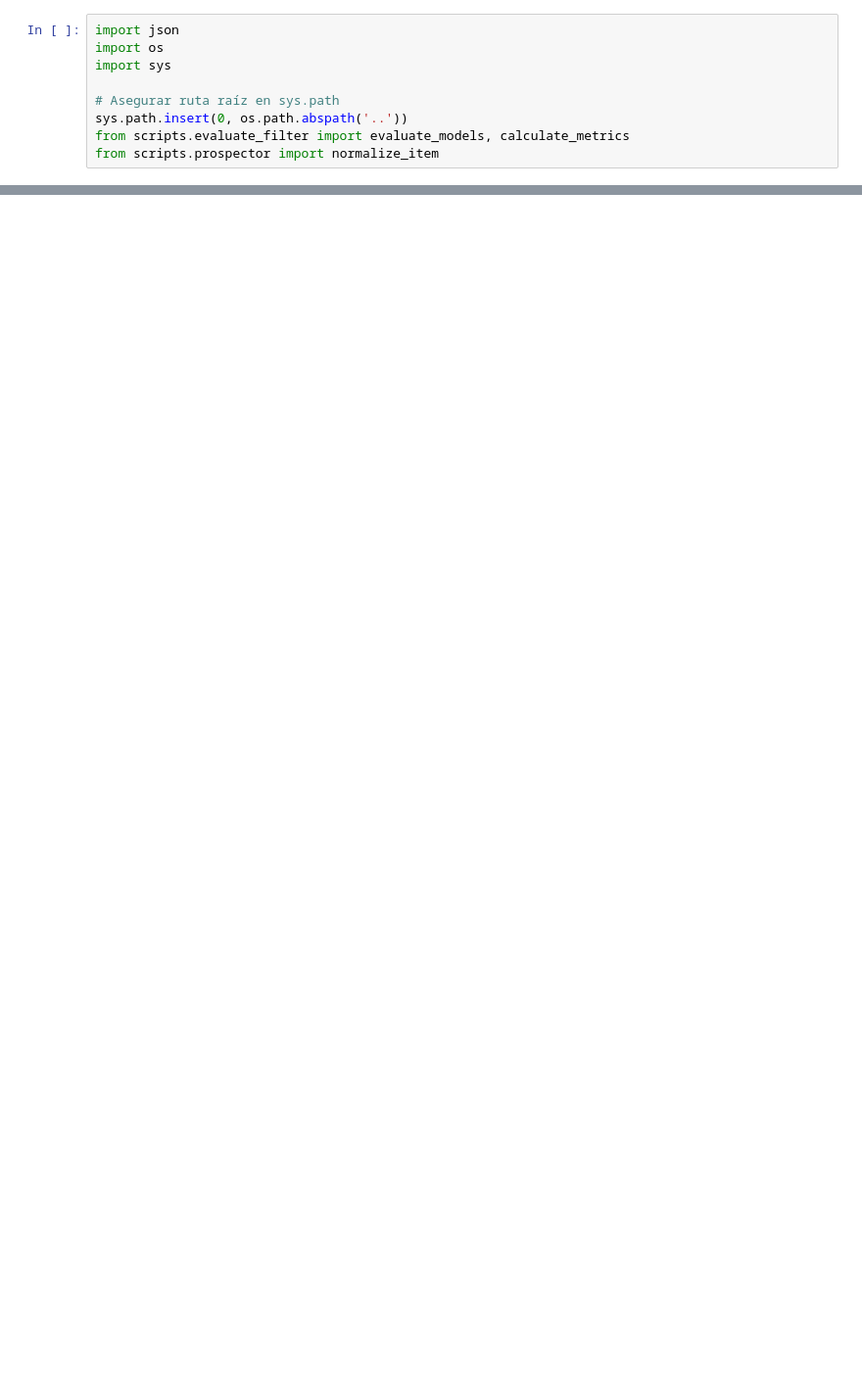
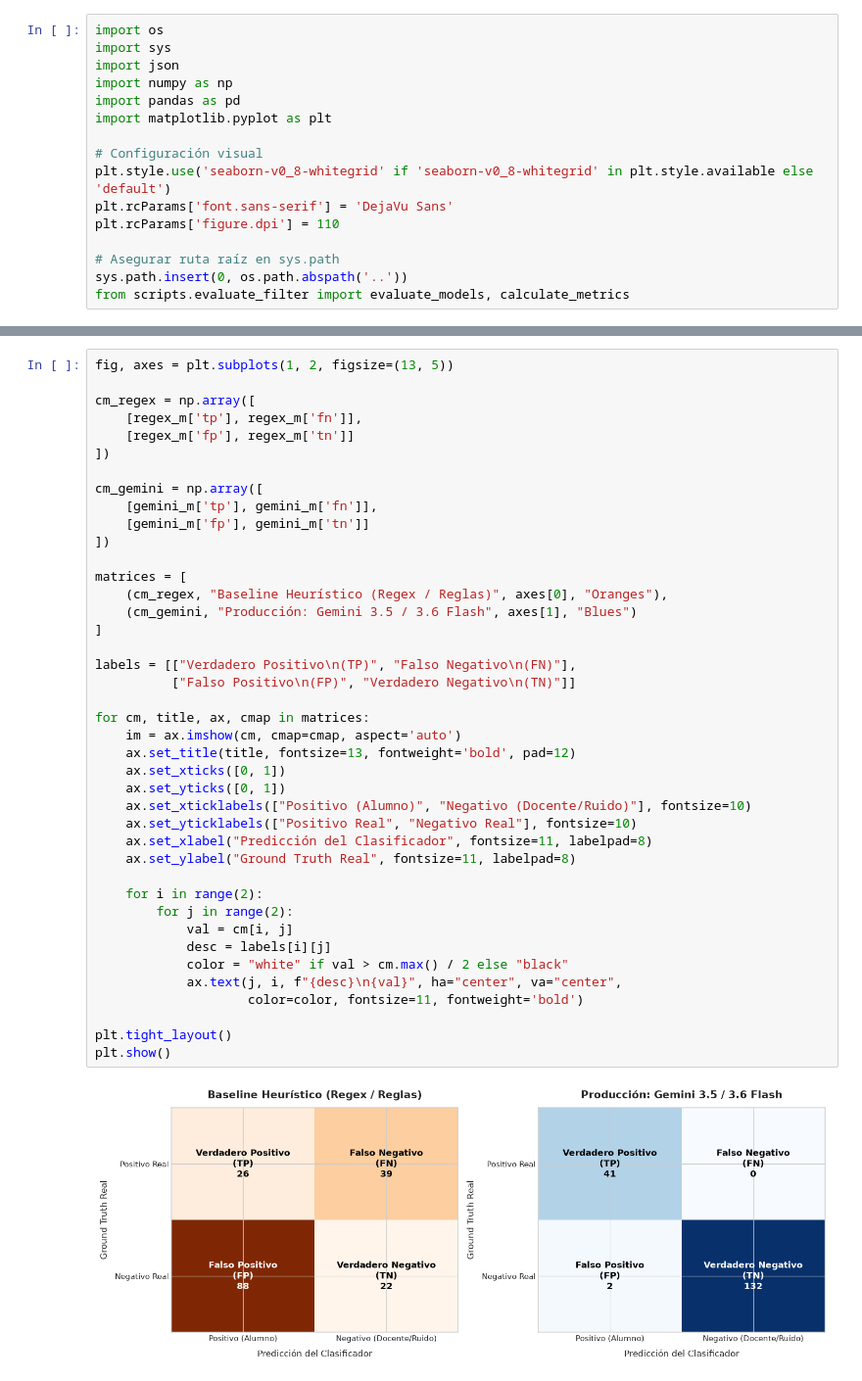
Before and after one commit to metecondrie/prospeccion-alumnos-ciencias, a Jupyter notebook: notebooks/evaluacion_clasificador.ipynb, the cells around one changed output, grey strips where cells are left out. Shown at 98% size. Saved outputs shown, nothing was run; the diff lists cells and outputs as text; blank space fills up the shorter version.

Commit message:
docs(notebook): execute and embed benchmark evaluation outputs with charts and tables

```diff
--- a/notebooks/evaluacion_clasificador.ipynb
+++ b/notebooks/evaluacion_clasificador.ipynb
@@ -7,9 +15,16 @@
 # %%
-import json
 import os
 import sys
+import json
+import numpy as np
+import pandas as pd
+import matplotlib.pyplot as plt
+
+# Configuración visual
+plt.style.use('seaborn-v0_8-whitegrid' if 'seaborn-v0_8-whitegrid' in plt.style.available else 'default')
+plt.rcParams['font.sans-serif'] = 'DejaVu Sans'
+plt.rcParams['figure.dpi'] = 110
 
 # Asegurar ruta raíz en sys.path
 sys.path.insert(0, os.path.abspath('..'))
 from scripts.evaluate_filter import evaluate_models, calculate_metrics
-from scripts.prospector import normalize_item
@@ -76,0 +141,43 @@ for k, v in fase.items():
+# %%
+fig, axes = plt.subplots(1, 2, figsize=(13, 5))
+
+cm_regex = np.array([
+    [regex_m['tp'], regex_m['fn']],
+    [regex_m['fp'], regex_m['tn']]
+])
+
+cm_gemini = np.array([
+    [gemini_m['tp'], gemini_m['fn']],
+    [gemini_m['fp'], gemini_m['tn']]
+])
+
+matrices = [
+    (cm_regex, "Baseline Heurístico (Regex / Reglas)", axes[0], "Oranges"),
+    (cm_gemini, "Producción: Gemini 3.5 / 3.6 Flash", axes[1], "Blues")
+]
+
+labels = [["Verdadero Positivo\n(TP)", "Falso Negativo\n(FN)"],
+          ["Falso Positivo\n(FP)", "Verdadero Negativo\n(TN)"]]
+
+for cm, title, ax, cmap in matrices:
+    im = ax.imshow(cm, cmap=cmap, aspect='auto')
+    ax.set_title(title, fontsize=13, fontweight='bold', pad=12)
+    ax.set_xticks([0, 1])
+    ax.set_yticks([0, 1])
+    ax.set_xticklabels(["Positivo (Alumno)", "Negativo (Docente/Ruido)"], fontsize=10)
+    ax.set_yticklabels(["Positivo Real", "Negativo Real"], fontsize=10)
+    ax.set_xlabel("Predicción del Clasificador", fontsize=11, labelpad=8)
+    ax.set_ylabel("Ground Truth Real", fontsize=11, labelpad=8)
+
+    for i in range(2):
+        for j in range(2):
+            val = cm[i, j]
+            desc = labels[i][j]
+            color = "white" if val > cm.max() / 2 else "black"
+            ax.text(j, i, f"{desc}\n{val}", ha="center", va="center",
+                    color=color, fontsize=11, fontweight='bold')
+
+plt.tight_layout()
+plt.show()
+# %% [output]
+[figure, added]
```
Also changed, not shown: parts of 18 cells of this notebook, 2 other files.
